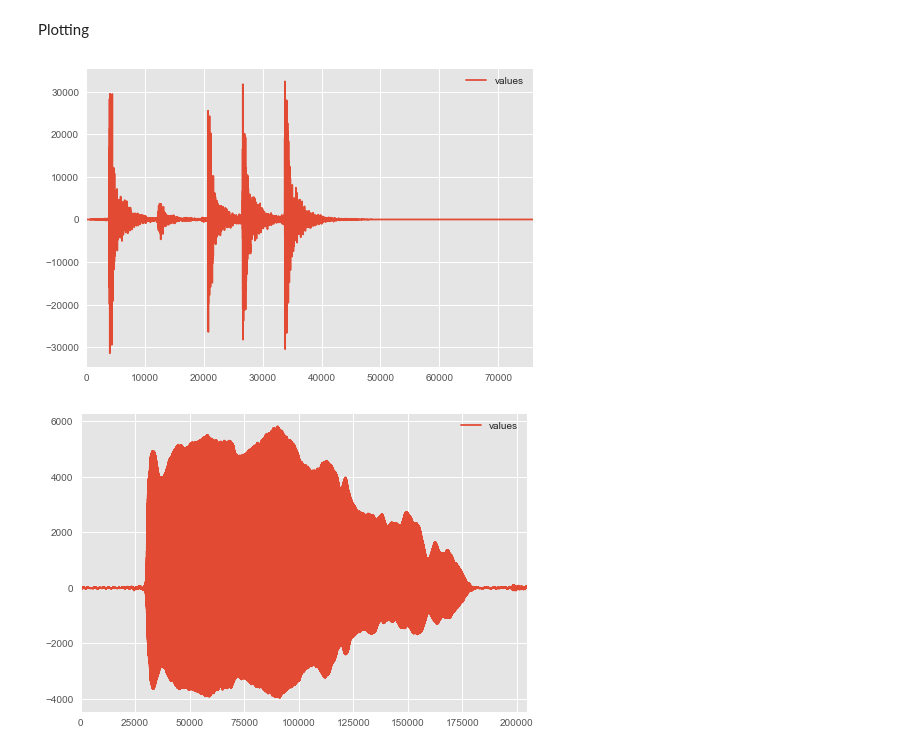
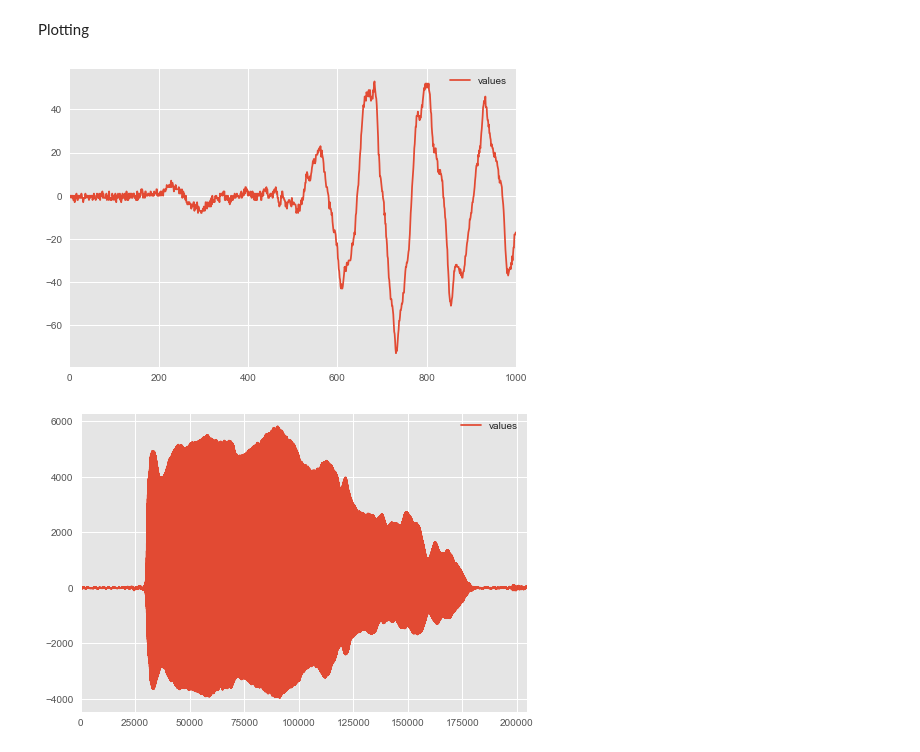
Before and after one commit to mattrbrousseau/DLProject, a Jupyter notebook: Freesound General-Purpose Audio Tagging-miria.ipynb, the cells around one changed output. Drawn from its saved outputs; the diff is of its cells as text; code cells hidden in the pictures.

```diff
--- a/Freesound General-Purpose Audio Tagging-miria.ipynb
+++ b/Freesound General-Purpose Audio Tagging-miria.ipynb
@@ -59,11 +59,11 @@ array(['Knock', 'Finger_snapping', 'Knock', 'Fireworks', 'Cello',
 # %% [markdown]
 Plotting
 # %%
-data2plot1 = pd.DataFrame(data1,columns = ['values'])
+data2plot1 = pd.DataFrame(data1[0:1000],columns = ['values'])
 data2plot1.plot()
 plt.show()
 # %% [output]
-[figure, old version]
+[figure, new version]
 # %%
 data2plot2 = pd.DataFrame(data2,columns = ['values'])
 data2plot2.plot()
```
Also changed, not shown: parts of 14 cells of this notebook, 5 other files.
